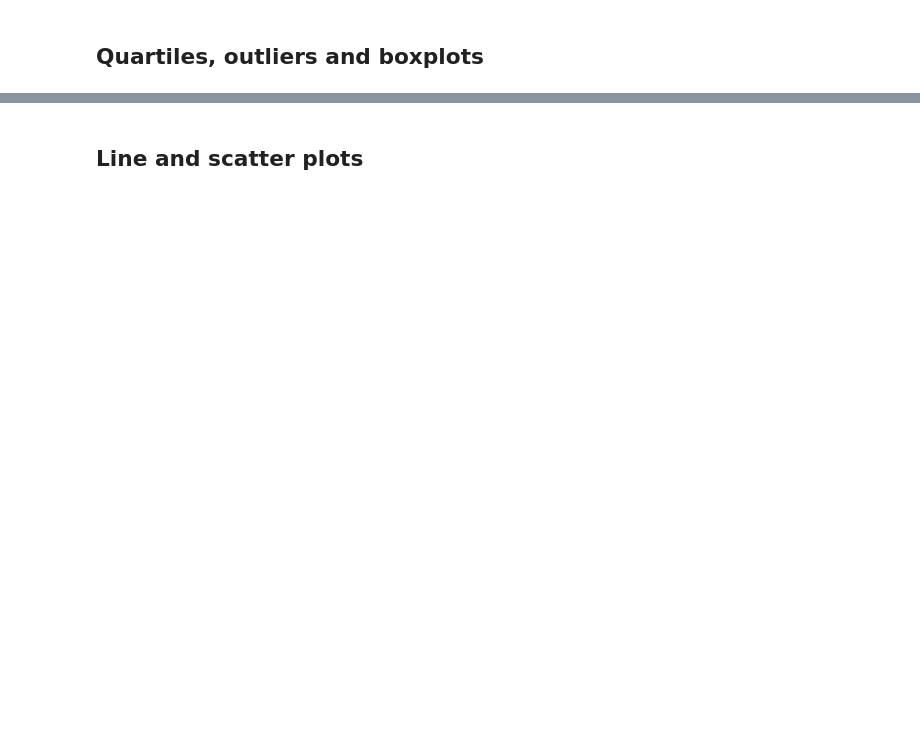
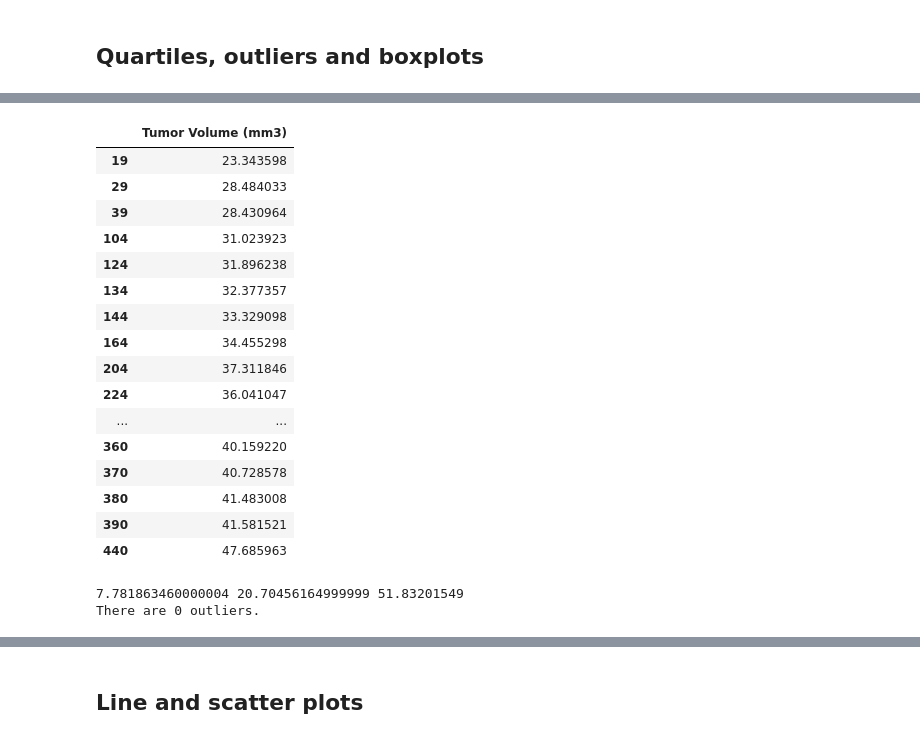
Before and after one commit to cfhornung/matplotlib-challenge, a Jupyter notebook: Pymaceuticals/pymaceuticals_starter.ipynb, the cells around one changed output, grey strips where cells are left out. Drawn from its saved outputs; the diff is of its cells as text; code cells hidden in the pictures; blank space fills up the shorter version.

```diff
--- a/Pymaceuticals/pymaceuticals_starter.ipynb
+++ b/Pymaceuticals/pymaceuticals_starter.ipynb
@@ -105,0 +222,40 @@ plt.tight_layout()
+# %%
+
+cap = final_tumor.loc[final_tumor["Drug Regimen"] == "Capomulin"]
+cap = cap[["Tumor Volume (mm3)"]]
+cap
+# %% [output]
+|  | Tumor Volume (mm3) |
+| 19 | 23.343598 |
+| 29 | 28.484033 |
+| 39 | 28.430964 |
+| 104 | 31.023923 |
+| 124 | 31.896238 |
+| 134 | 32.377357 |
+| 144 | 33.329098 |
+| 164 | 34.455298 |
+| 204 | 37.311846 |
+| 224 | 36.041047 |
+| ... | ... |
+| 360 | 40.159220 |
+| 370 | 40.728578 |
+| 380 | 41.483008 |
+| 390 | 41.581521 |
+| 440 | 47.685963 |
+# %%
+q_cap = cap['Tumor Volume (mm3)'].quantile([.25,.5,.75])
+lq_cap = q_cap[0.25]
+uq_cap = q_cap[0.75]
+iqr_cap = uq_cap-lq_cap
+iqr_cap
+
+lower_bound_cap = lq_cap - (1.5*iqr_cap)
+upper_bound_cap = uq_cap + (1.5*iqr_cap)
+print(iqr_cap, lower_bound_cap, upper_bound_cap)
+
+outlier_cap = cap.loc[(cap['Tumor Volume (mm3)'] < lower_bound_cap) | (cap['Tumor Volume (mm3)'] > upper_bound_cap)]
+ocap = outlier_cap["Tumor Volume (mm3)"].count()
+print(f"There are {ocap} outliers.")
+# %% [output]
+7.781863460000004 20.70456164999999 51.83201549
+There are 0 outliers.
```
Also changed, not shown: parts of 24 cells of this notebook.
